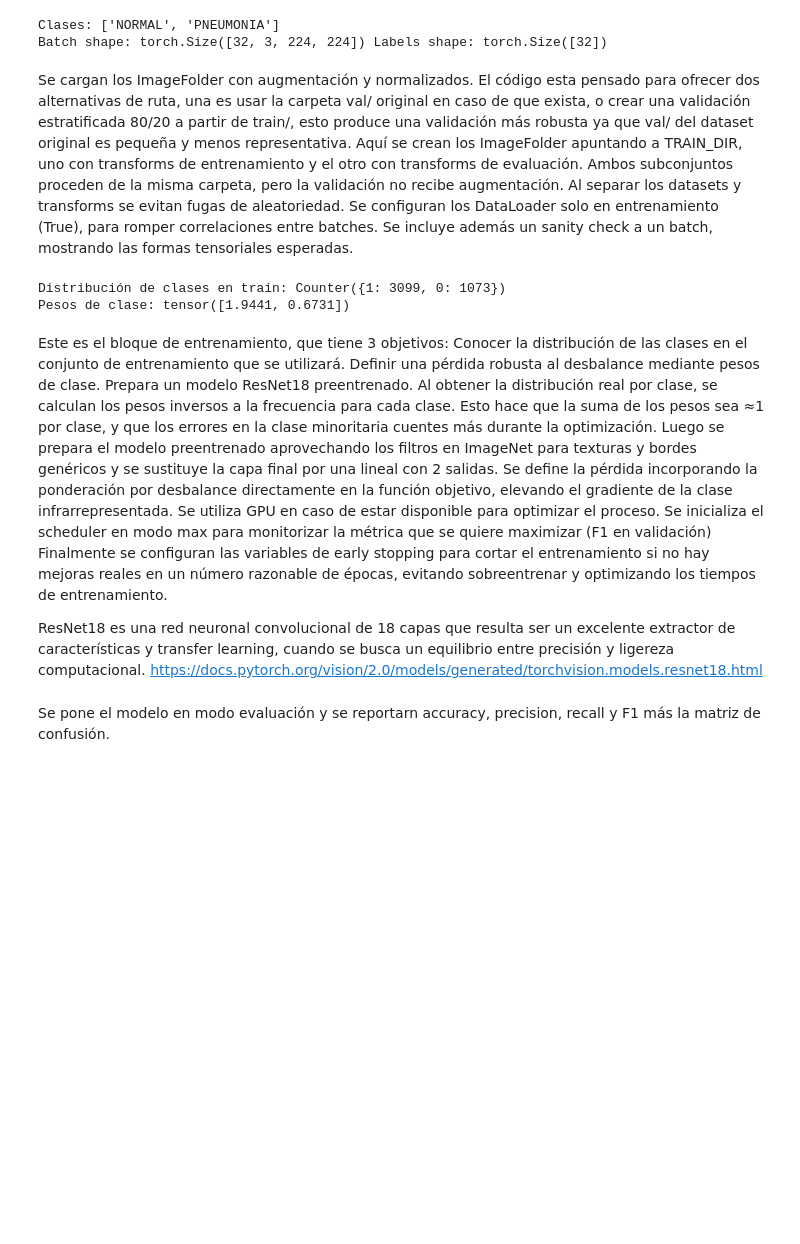
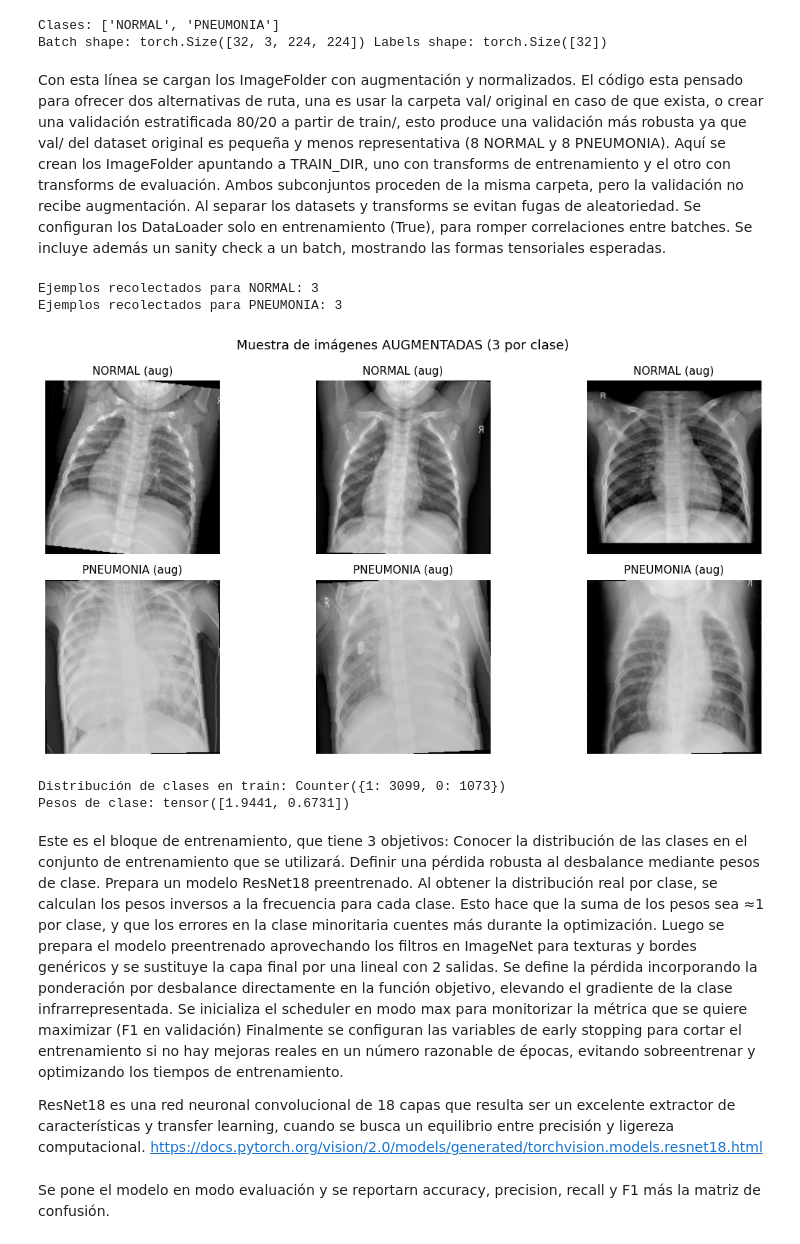
Before and after one commit to matiascf25/Clasificador-RX-Torax, a Jupyter notebook: chest-xray-classifier.ipynb, the cells around one changed output. Drawn from its saved outputs; the diff is of its cells as text; code cells hidden in the pictures; blank space fills up the shorter version.

Commit message:
Proyecto listo para última revisión

```diff
--- a/chest-xray-classifier.ipynb
+++ b/chest-xray-classifier.ipynb
@@ -220,7 +221,7 @@ print("Clases:", classes)
 
 # DataLoaders optimizados
 
-PIN = torch.cuda.is_available()    # Se activa GPU cuando esta disponible para acelerar procesamiento.
+PIN = False
 NUM_WORKERS = 2 if os.name == "nt" else 4
 
 train_loader = DataLoader(train_dataset, batch_size=BATCH_SIZE, shuffle=True,
@@ -237,11 +238,67 @@ print("Batch shape:", images.shape, "Labels shape:", labels.shape)
 Clases: ['NORMAL', 'PNEUMONIA']
 Batch shape: torch.Size([32, 3, 224, 224]) Labels shape: torch.Size([32])
 # %% [markdown]
-Se cargan los ImageFolder con augmentación y normalizados.
-El código esta pensado para ofrecer dos alternativas de ruta, una es usar la carpeta val/ original en caso de que exista, o crear una validación estratificada 80/20 a partir de train/, esto produce una validación más robusta ya que val/ del dataset original es pequeña y menos representativa.
+Con esta línea se cargan los ImageFolder con augmentación y normalizados.
+El código esta pensado para ofrecer dos alternativas de ruta, una es usar la carpeta val/ original en caso de que exista, o crear una validación estratificada 80/20 a partir de train/, esto produce una validación más robusta ya que val/ del dataset original es pequeña y menos representativa (8 NORMAL y 8 PNEUMONIA).
 Aquí se crean los ImageFolder apuntando a TRAIN_DIR, uno con transforms de entrenamiento y el otro con transforms de evaluación. Ambos subconjuntos proceden de la misma carpeta, pero la validación no recibe augmentación. Al separar los datasets y transforms se evitan fugas de aleatoriedad.
 Se configuran los DataLoader solo en entrenamiento (True), para romper correlaciones entre batches.
 Se incluye además un sanity check a un batch, mostrando las formas tensoriales esperadas.
+# %%
+# Muestra de imagenes con augmentación aplicada
+_IMAGENET_MEAN = torch.tensor([0.485, 0.456, 0.406]).view(3,1,1)
+_IMAGENET_STD  = torch.tensor([0.229, 0.224, 0.225]).view(3,1,1)
+
+def denorm(img_t: torch.Tensor) -> np.ndarray:
+    x = img_t.detach().cpu() * _IMAGENET_STD + _IMAGENET_MEAN
+    x = x.clamp(0,1)
+    return x.permute(1,2,0).numpy()
+
+# Recolecta 3 por clase recorriendo batches
+needed_per_class = 3
+samples = {0: [], 1: []}  # 0 = NORMAL, 1 = PNEUMONIA (según 'classes')
+
+for images, labels in train_loader:
+    for img, y in zip(images, labels):
+        y = int(y.item())
+        if len(samples[y]) < needed_per_class:
+            samples[y].append(denorm(img))
+
+    if all(len(samples[c]) >= needed_per_class for c in samples):
+        break
+
+# Por si alguna clase no alcanzó 3
+for c in (0,1):
+    if len(samples[c]) == 0:
+        print(f"Advertencia: no se encontraron ejemplos para la clase {classes[c]}")
+    else:
+        print(f"Ejemplos recolectados para {classes[c]}: {len(samples[c])}")
+
+# Plot: fila 1 = NORMAL, fila 2 = PNEUMONIA (3 columnas)
+ncols = max(len(samples[0]), len(samples[1]))
+ncols = min(ncols, needed_per_class) if ncols > 0 else needed_per_class
+plt.figure(figsize=(4*ncols, 6))
+
+# Fila NORMAL (clase 0)
+for i, im in enumerate(samples[0][:needed_per_class], start=1):
+    ax = plt.subplot(2, ncols, i)
+    ax.imshow(im, cmap=None)
+    ax.set_title(f"{classes[0]} (aug)", fontsize=11)
+    ax.axis("off")
+
+# Fila PNEUMONIA (clase 1)
+for i, im in enumerate(samples[1][:needed_per_class], start=1):
+    ax = plt.subplot(2, ncols, ncols + i)
+    ax.imshow(im, cmap=None)
+    ax.set_title(f"{classes[1]} (aug)", fontsize=11)
+    ax.axis("off")
+
+plt.suptitle("Muestra de imágenes AUGMENTADAS (3 por clase)", fontsize=13)
+plt.tight_layout()
+plt.show()
+# %% [output]
+Ejemplos recolectados para NORMAL: 3
+Ejemplos recolectados para PNEUMONIA: 3
+[figure, added]
 # %%
 # Modelo (ResNet18) + pérdida con pesos de clase (robusta)
 def get_train_targets(dataset, base_dataset):
@@ -292,7 +345,6 @@ Este es el bloque de entrenamiento, que tiene 3 objetivos: Conocer la distribuci
 Al obtener la distribución real por clase, se calculan los pesos inversos a la frecuencia para cada clase. Esto hace que la suma de los pesos sea ≈1 por clase, y que los errores en la clase minoritaria cuentes más durante la optimización.
 Luego se prepara el modelo preentrenado aprovechando los filtros en ImageNet para texturas y bordes genéricos y se sustituye la capa final por una lineal con 2 salidas.
 Se define la pérdida incorporando la ponderación por desbalance directamente en la función objetivo, elevando el gradiente de la clase infrarrepresentada.
-Se utiliza GPU en caso de estar disponible para optimizar el proceso.
 Se inicializa el scheduler en modo max para monitorizar la métrica que se quiere maximizar (F1 en validación)
 Finalmente se configuran las variables de early stopping para cortar el entrenamiento si no hay mejoras reales en un número razonable de épocas, evitando sobreentrenar y optimizando los tiempos de entrenamiento.
 
```
Also changed, not shown: parts of 28 cells of this notebook, 1 other file.
